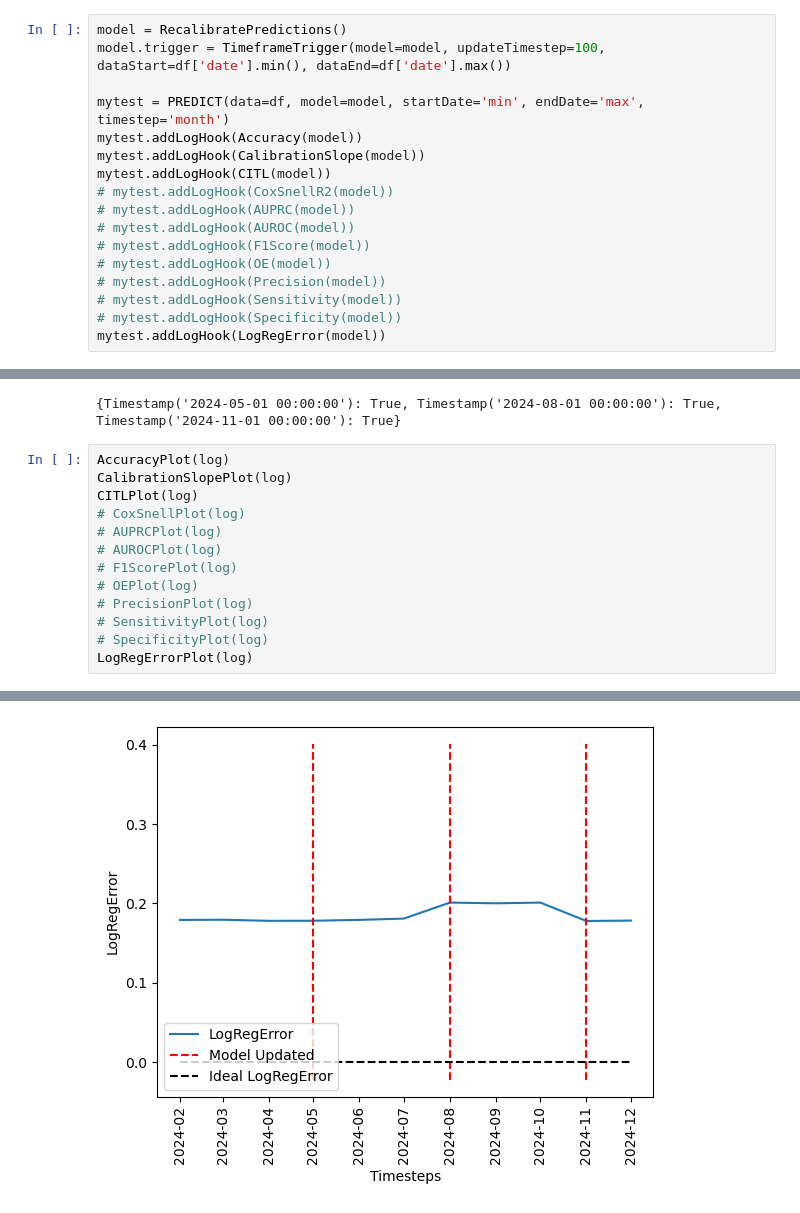
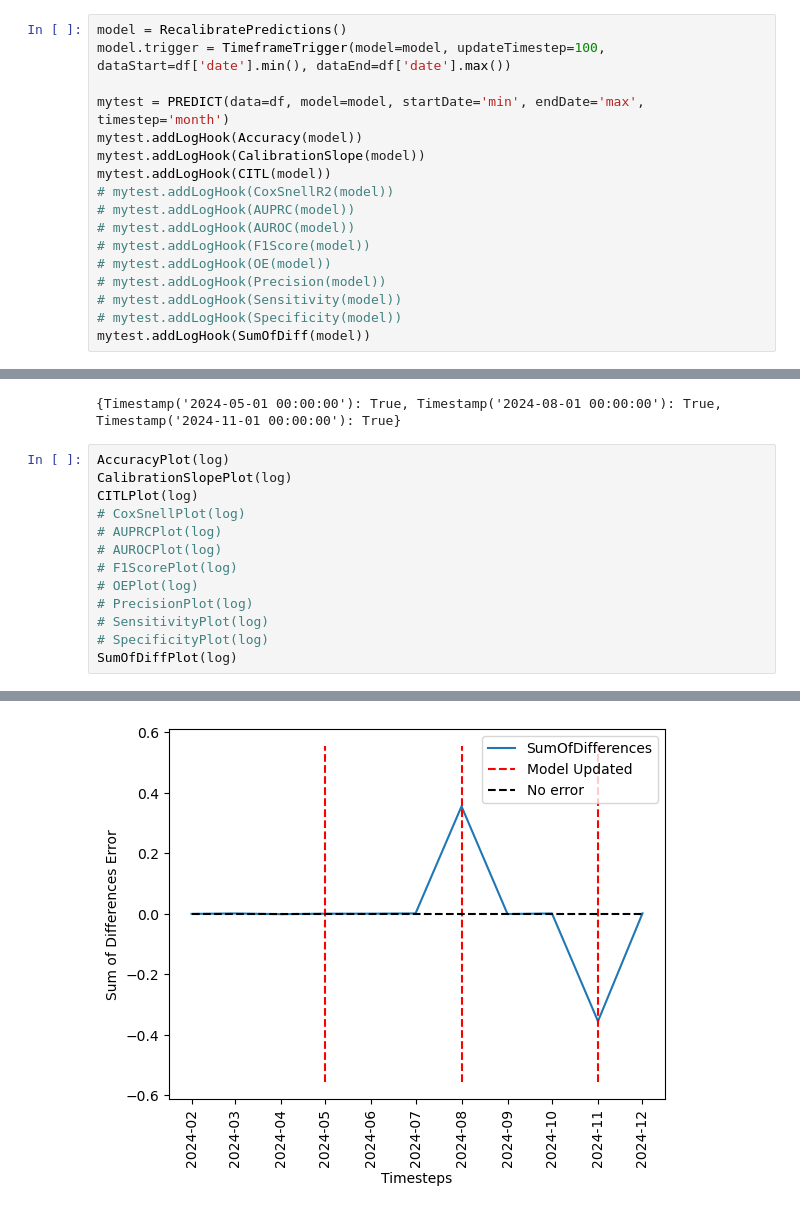
Before and after one commit to sdrelton/PREDICT, a Jupyter notebook: Examples/regular_recalibration_example.ipynb, the cells around one changed output, grey strips where cells are left out. Saved outputs shown, nothing was run; the diff lists cells and outputs as text.

Commit message:
LogRegError changed to SumOfDiff

```diff
--- a/Examples/regular_recalibration_example.ipynb
+++ b/Examples/regular_recalibration_example.ipynb
@@ -87,7 +102,7 @@ mytest.addLogHook(CITL(model))
 # mytest.addLogHook(Precision(model))
 # mytest.addLogHook(Sensitivity(model))
 # mytest.addLogHook(Specificity(model))
-mytest.addLogHook(LogRegError(model))
+mytest.addLogHook(SumOfDiff(model))
 # %%
 mytest.run()
 # %%
@@ -100,18 +115,18 @@ if 'Model Updated' in log:
 # %%
 AccuracyPlot(log)
 CalibrationSlopePlot(log)
 CITLPlot(log)
 # CoxSnellPlot(log)
 # AUPRCPlot(log)
 # AUROCPlot(log)
 # F1ScorePlot(log)
 # OEPlot(log)
 # PrecisionPlot(log)
 # SensitivityPlot(log)
 # SpecificityPlot(log)
-LogRegErrorPlot(log)
+SumOfDiffPlot(log)
 # %% [output]
 [figure]
 [figure]
 [figure]
-[figure, old version]
+[figure, new version]
```
Also changed, not shown: parts of 1 cell of this notebook.
